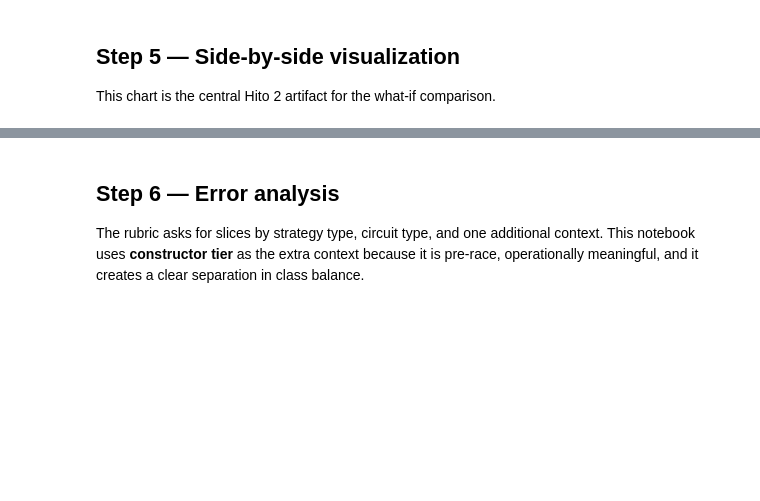
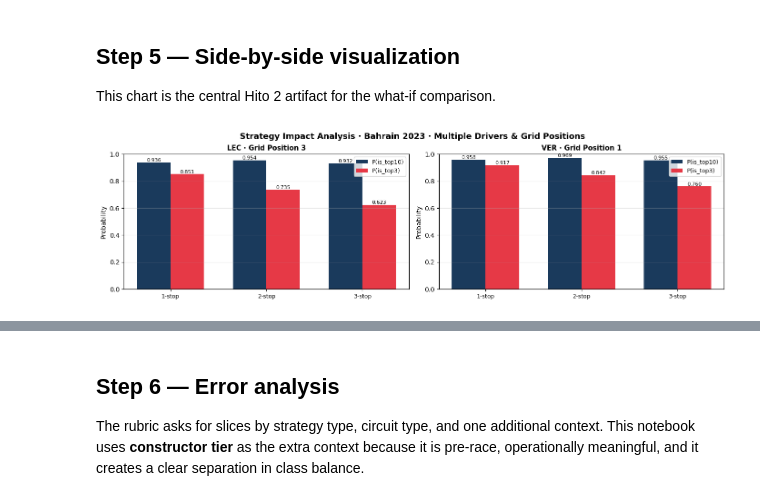
Before and after one commit to LuisPinoV/iit414w-lab01-PavezPino, a Jupyter notebook: capstone/hito_2/hito2_modeling.ipynb, the cells around one changed output, grey strips where cells are left out. Saved outputs shown, nothing was run; the diff lists cells and outputs as text; code cells hidden in the pictures; blank space fills up the shorter version.

```diff
--- a/capstone/hito_2/hito2_modeling.ipynb
+++ b/capstone/hito_2/hito2_modeling.ipynb
@@ -433,0 +626,92 @@ plt.show()
+# %%
+# ===== Step 5 — Visualization: Multiple scenarios with strategy comparison =====
+
+if all_scenarios_results:
+    # Create visualization comparing strategies across contexts
+    fig, axes = plt.subplots(len(all_scenarios_results) // 6 + 1, 2, figsize=(14, 3.5 * (len(all_scenarios_results) // 6 + 1)))
+
+    # Flatten axes for easier iteration if only 1 row
+    if len(all_scenarios_results) < 12:
+        axes = axes.flatten() if len(axes.shape) > 1 else [axes]
+    else:
+        axes = axes.flatten()
+
+    # Group by driver and grid position
+    grouped = results_df.groupby(["driver", "grid_position"])
+    plot_idx = 0
+
+    for (driver, grid_pos), group_data in grouped:
+        ax = axes[plot_idx] if plot_idx < len(axes) else None
+        if ax is None:
+            break
+
+        strategies_in_group = group_data["strategy"].unique()
+        x = np.arange(len(strategies_in_group))
+        width = 0.35
+
+        # Get probabilities for each strategy
+        p_top10_vals = [group_data[group_data["strategy"] == s]["P_is_top10"].values[0] for s in strategies_in_group]
+        p_top3_vals = [group_data[group_data["strategy"] == s]["P_is_top3"].values[0] for s in strategies_in_group]
+
+        # Plot bars
+        bars1 = ax.bar(x - width/2, p_top10_vals, width, label=f"P({PRIMARY_TARGET})", color="#1A3A5C")
+        bars2 = ax.bar(x + width/2, p_top3_vals, width, label=f"P({EXPANSION_TARGET})", color="#E63946")
+
+        # Add value labels on bars
+        for bar in bars1:
+            height = bar.get_height()
+            ax.text(bar.get_x() + bar.get_width()/2., height,
+                   f'{height:.3f}', ha='center', va='bottom', fontsize=8)
+        for bar in bars2:
+            height = bar.get_height()
+            ax.text(bar.get_x() + bar.get_width()/2., height,
+                   f'{height:.3f}', ha='center', va='bottom', fontsize=8)
+
+        # Formatting
+        ax.set_ylabel("Probability", fontsize=10)
+        ax.set_title(f"{driver} · Grid Position {int(grid_pos)}", fontsize=11, fontweight="bold")
+        ax.set_xticks(x)
+        ax.set_xticklabels(strategies_in_group, fontsize=9)
+        ax.legend(loc="upper right", fontsize=9)
+        ax.grid(axis="y", alpha=0.3)
+        ax.set_ylim([0, 1.0])
+
+        plot_idx += 1
+
+    # Hide unused subplots
+    for idx in range(plot_idx, len(axes)):
+        axes[idx].set_visible(False)
+
+    fig.suptitle("Strategy Impact Analysis · Bahrain 2023 · Multiple Drivers & Grid Positions",
+                 fontsize=13, fontweight="bold")
+    plt.tight_layout()
+    plt.show()
+
+    # Print detailed comparison table
+    print("\n" + "="*100)
+    print("DETAILED STRATEGY COMPARISON TABLE")
+    print("="*100)
+    comparison_table = results_df.pivot_table(
+        index=["driver", "grid_position"],
+        columns="strategy",
+        values=["P_is_top10", "P_is_top3"],
+        aggfunc="first"
+    ).round(4)
+    print(comparison_table)
+
+    # Strategy recommendations summary
+    print("\n" + "="*100)
+    print("STRATEGY RECOMMENDATIONS (which strategy maximizes each probability)")
+    print("="*100)
+    for (driver, grid_pos), group_data in grouped:
+        print(f"\n{driver} (Grid {int(grid_pos)}):")
+        top10_best = group_data.loc[group_data["P_is_top10"].idxmax()]
+        top3_best = group_data.loc[group_data["P_is_top3"].idxmax()]
+        print(f"  → For TOP 10: {top10_best['strategy']:10s} (P={top10_best['P_is_top10']:.4f})")
+        print(f"  → For TOP 3:  {top3_best['strategy']:10s} (P={top3_best['P_is_top3']:.4f})")
+        if top10_best['strategy'] != top3_best['strategy']:
+            print(f"     ⚠️  DISAGREEMENT: Targets recommend different strategies!")
+else:
+    print("No scenario results available for visualization")
+# %% [output]
+[figure, added]
```
Also changed, not shown: parts of 7 cells of this notebook, 8 other files.
